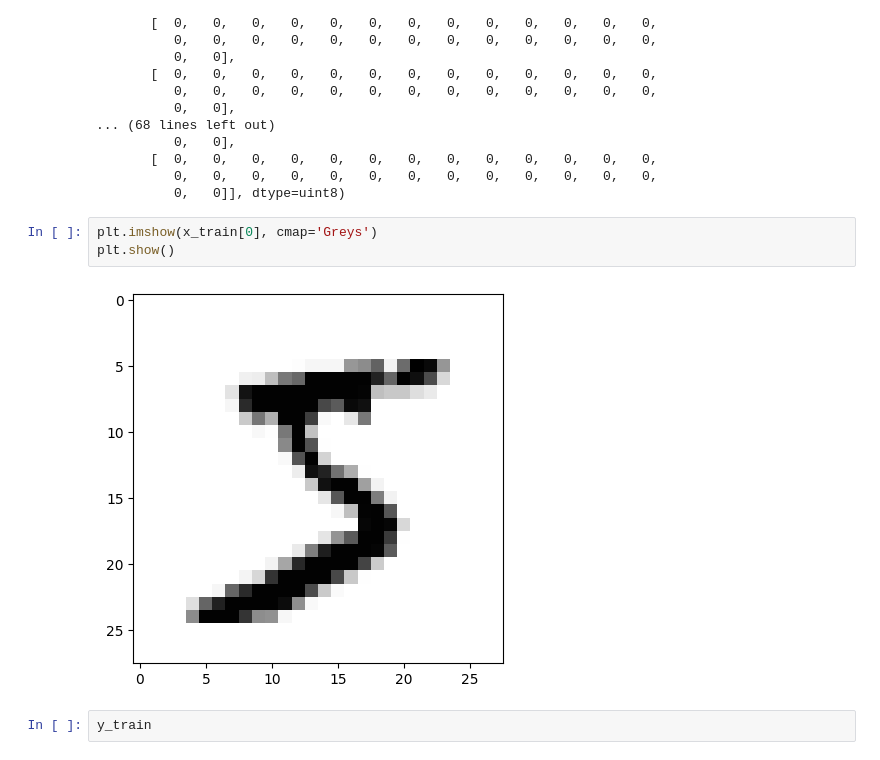
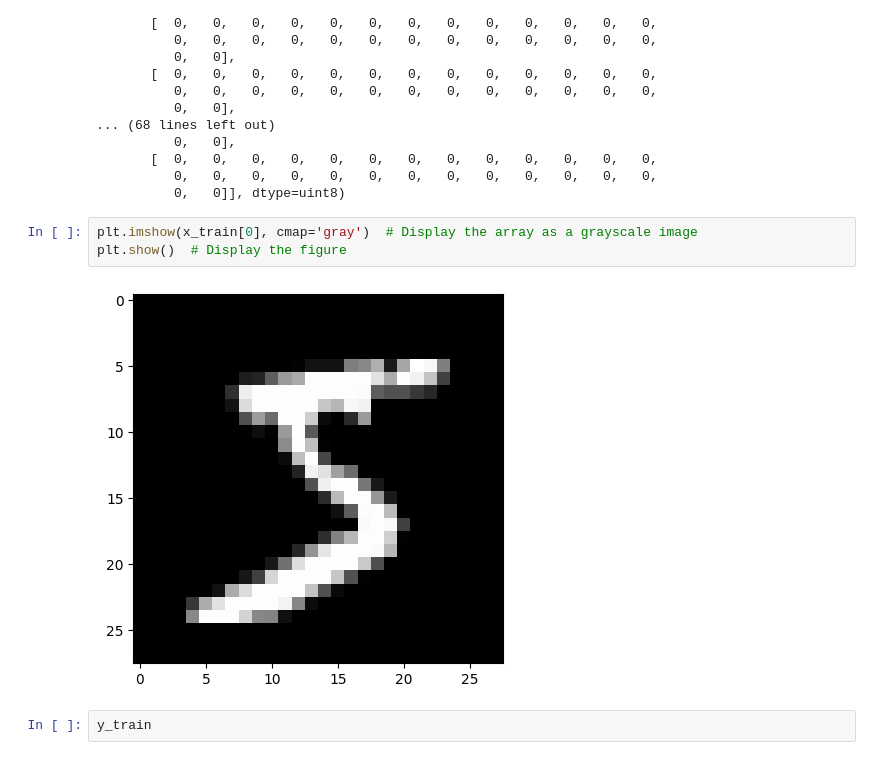
Before and after one commit to PJalgotrader/Deep_Learning-USU, a Jupyter notebook: Lectures and codes/Module 5- Deep Computer Vision/CNN_python/Module 5- CNN_MNIST.ipynb, the cells around one changed output. Cells and saved outputs as stored; diff of their text form.

```diff
--- a/Lectures and codes/Module 5- Deep Computer Vision/CNN_python/Module 5- CNN_MNIST.ipynb
+++ b/Lectures and codes/Module 5- Deep Computer Vision/CNN_python/Module 5- CNN_MNIST.ipynb
@@ -76,10 +80,10 @@ array([[  0,   0,   0,   0,   0,   0,   0,   0,   0,   0,   0,   0,   0,
           0,   0,   0,   0,   0,   0,   0,   0,   0,   0,   0,   0,   0,
           0,   0]], dtype=uint8)
 # %%
-plt.imshow(x_train[0], cmap='Greys')
-plt.show()
+plt.imshow(x_train[0], cmap='gray')  # Display the array as a grayscale image
+plt.show()  # Display the figure
 # %% [output]
-[figure, old version]
+[figure, new version]
 # %%
 y_train
 # %% [output]
```
Also changed, not shown: parts of 23 cells of this notebook.
